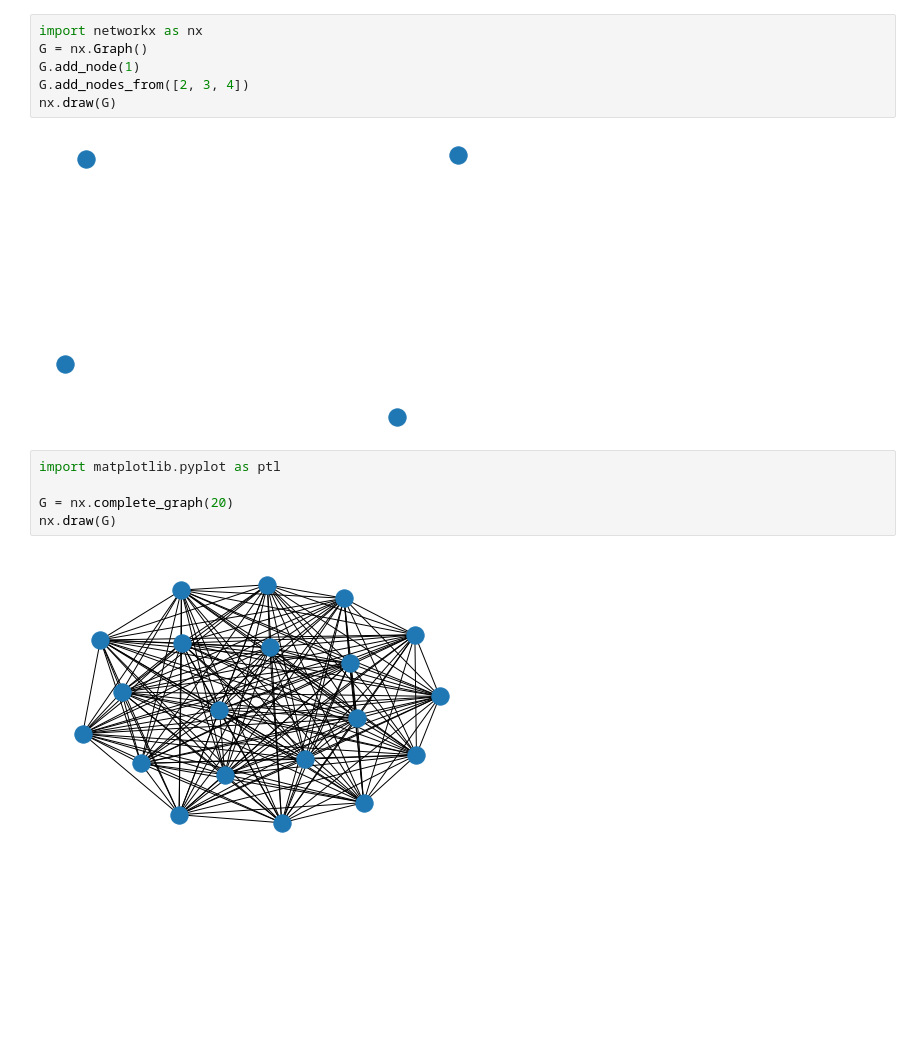
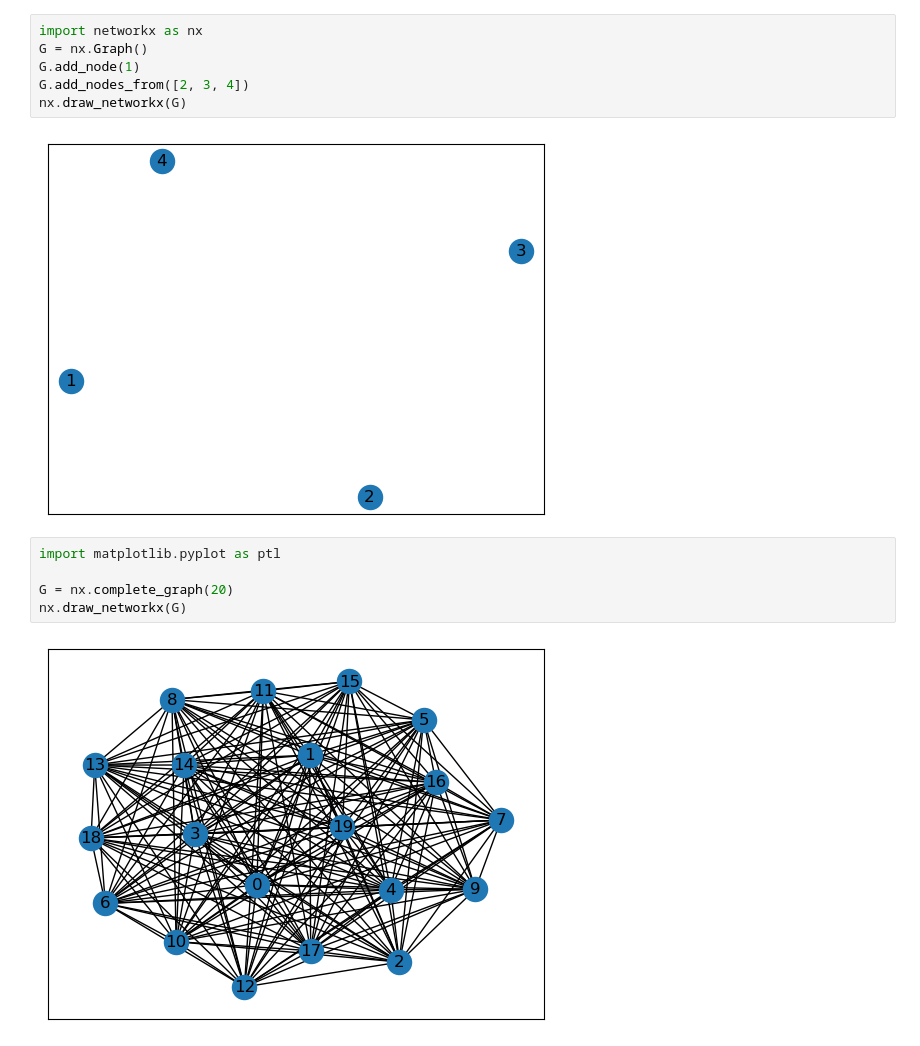
Before and after one commit to EliasGarzaV/DSC-Analisis-de-Redes, a Jupyter notebook: NetworkX_test.ipynb, the cells around one changed output. Drawn from its saved outputs; the diff is of its cells as text; blank space fills up the shorter version.

```diff
--- a/NetworkX_test.ipynb
+++ b/NetworkX_test.ipynb
@@ -8,15 +1,15 @@ Note: you may need to restart the kernel to use updated packages.
 # %%
 import networkx as nx
 G = nx.Graph()
 G.add_node(1)
 G.add_nodes_from([2, 3, 4])
-nx.draw(G)
+nx.draw_networkx(G)
 # %% [output]
-[figure, old version]
+[figure, new version]
 # %%
 import matplotlib.pyplot as ptl
 
 G = nx.complete_graph(20)
-nx.draw(G)
+nx.draw_networkx(G)
 # %% [output]
-[figure, old version]
+[figure, new version]
```
Also changed, not shown: parts of 2 cells of this notebook, 6 other files.
